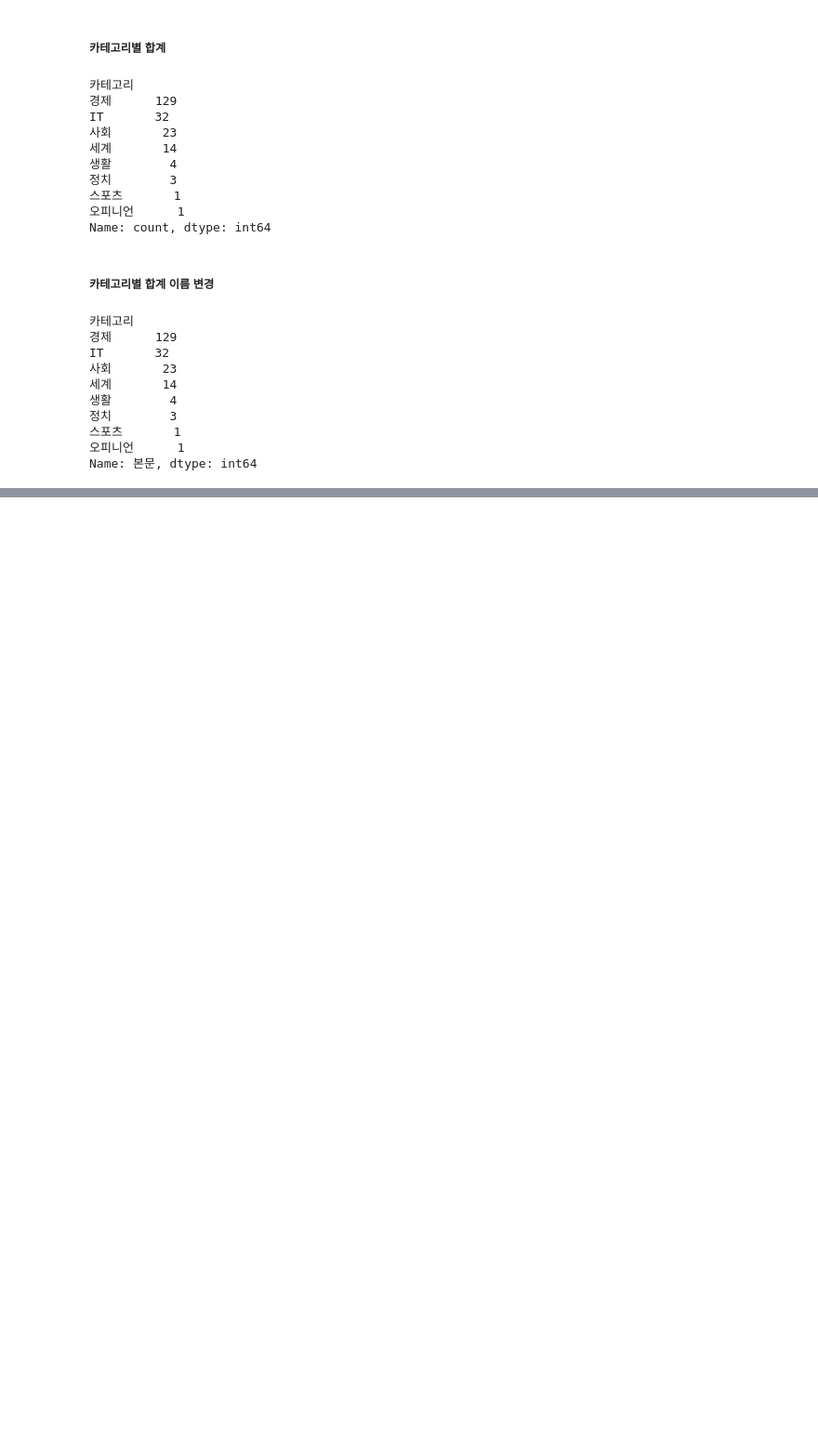
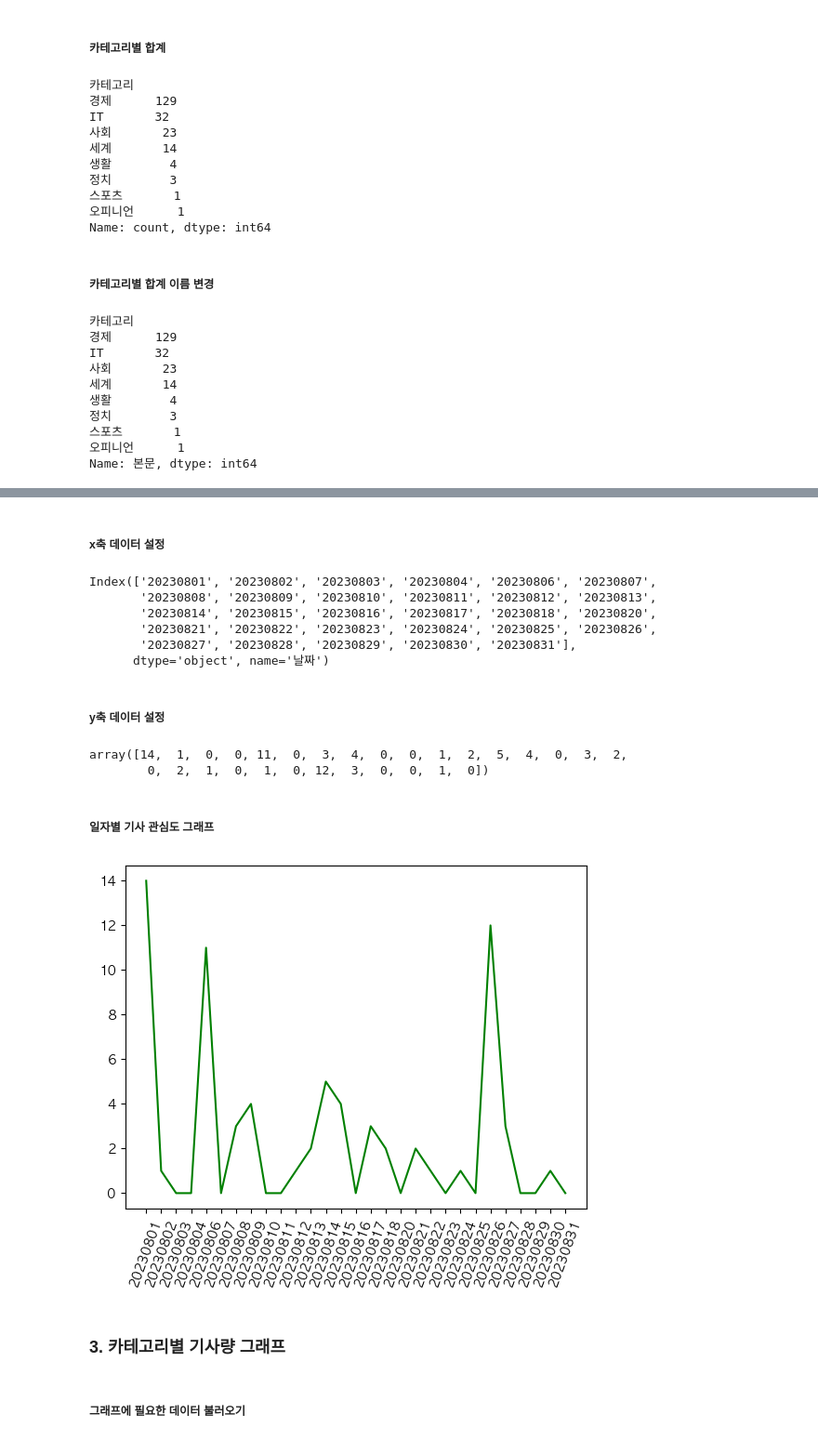
Before and after one commit to heedahan1619/Samsung_Electronics_project, a Jupyter notebook: samsung_electronics.ipynb, the cells around one changed output, grey strips where cells are left out. Shown at 93% size. Cells and saved outputs as stored; diff of their text form; code cells hidden in the pictures; blank space fills up the shorter version.

Commit message:
기사 버즈량 및 주가 비교, 일자별 기사 관심도, 카테고리별 기사량 데이터를 기반으로 그래프 작성

```diff
--- a/samsung_electronics.ipynb
+++ b/samsung_electronics.ipynb
@@ -489,0 +627,34 @@ Name: 본문, dtype: int64
+# %% [markdown]
+##### x축 데이터 설정
+# %%
+x = df_reaction.index
+x
+# %% [output]
+Index(['20230801', '20230802', '20230803', '20230804', '20230806', '20230807',
+       '20230808', '20230809', '20230810', '20230811', '20230812', '20230813',
+       '20230814', '20230815', '20230816', '20230817', '20230818', '20230820',
+       '20230821', '20230822', '20230823', '20230824', '20230825', '20230826',
+       '20230827', '20230828', '20230829', '20230830', '20230831'],
+      dtype='object', name='날짜')
+# %% [markdown]
+##### y축 데이터 설정
+# %%
+y = df_reaction["반응도"].values
+y
+# %% [output]
+array([14,  1,  0,  0, 11,  0,  3,  4,  0,  0,  1,  2,  5,  4,  0,  3,  2,
+        0,  2,  1,  0,  1,  0, 12,  3,  0,  0,  1,  0])
+# %% [markdown]
+##### 일자별 기사 관심도 그래프
+# %%
+plt.plot(x, y, 'green')
+
+plt.xticks(rotation=70)
+
+plt.show()
+# %% [output]
+[figure, added]
+# %% [markdown]
+### 3. 카테고리별 기사량 그래프
+# %% [markdown]
+##### 그래프에 필요한 데이터 불러오기
```
Also changed, not shown: parts of 31 cells of this notebook.
